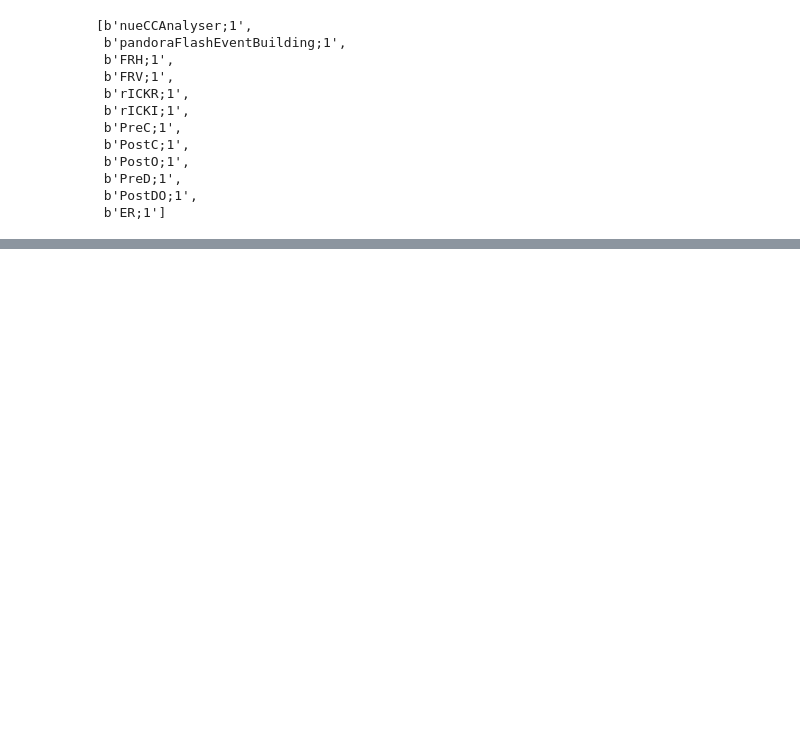
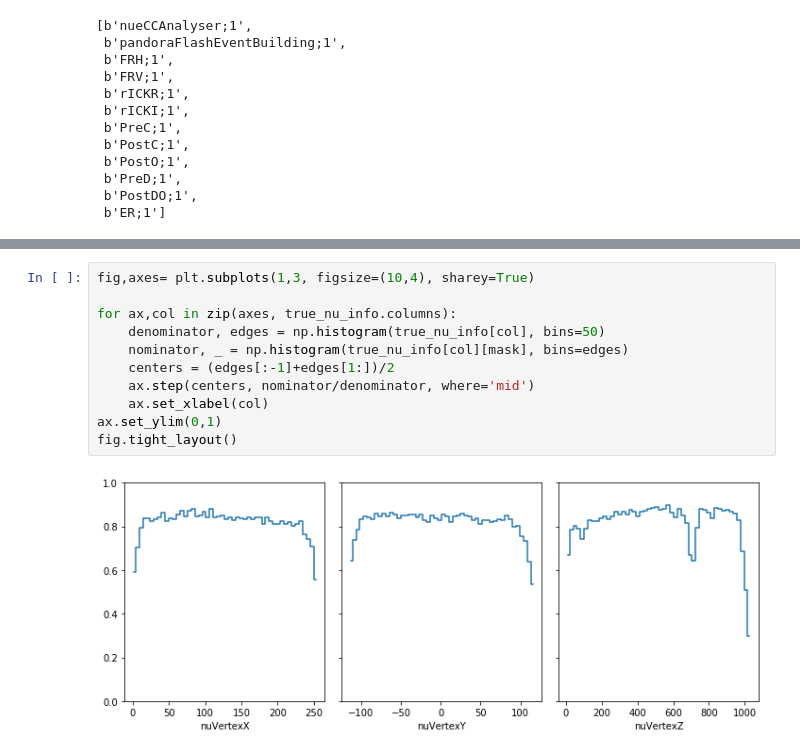
Before and after one commit to Wouter-VDP/ROOTinPython, a Jupyter notebook: ROOTinPython.ipynb, the cells around one changed output, grey strips where cells are left out. Cells and saved outputs as stored; diff of their text form; blank space fills up the shorter version.

```diff
--- a/ROOTinPython.ipynb
+++ b/ROOTinPython.ipynb
@@ -63,0 +155,13 @@ file.keys()
+# %%
+fig,axes= plt.subplots(1,3, figsize=(10,4), sharey=True)
+
+for ax,col in zip(axes, true_nu_info.columns):
+    denominator, edges = np.histogram(true_nu_info[col], bins=50)
+    nominator, _ = np.histogram(true_nu_info[col][mask], bins=edges)
+    centers = (edges[:-1]+edges[1:])/2
+    ax.step(centers, nominator/denominator, where='mid')
+    ax.set_xlabel(col)
+ax.set_ylim(0,1)
+fig.tight_layout()
+# %% [output]
+[figure, added]
```
Also changed, not shown: parts of 28 cells of this notebook.
